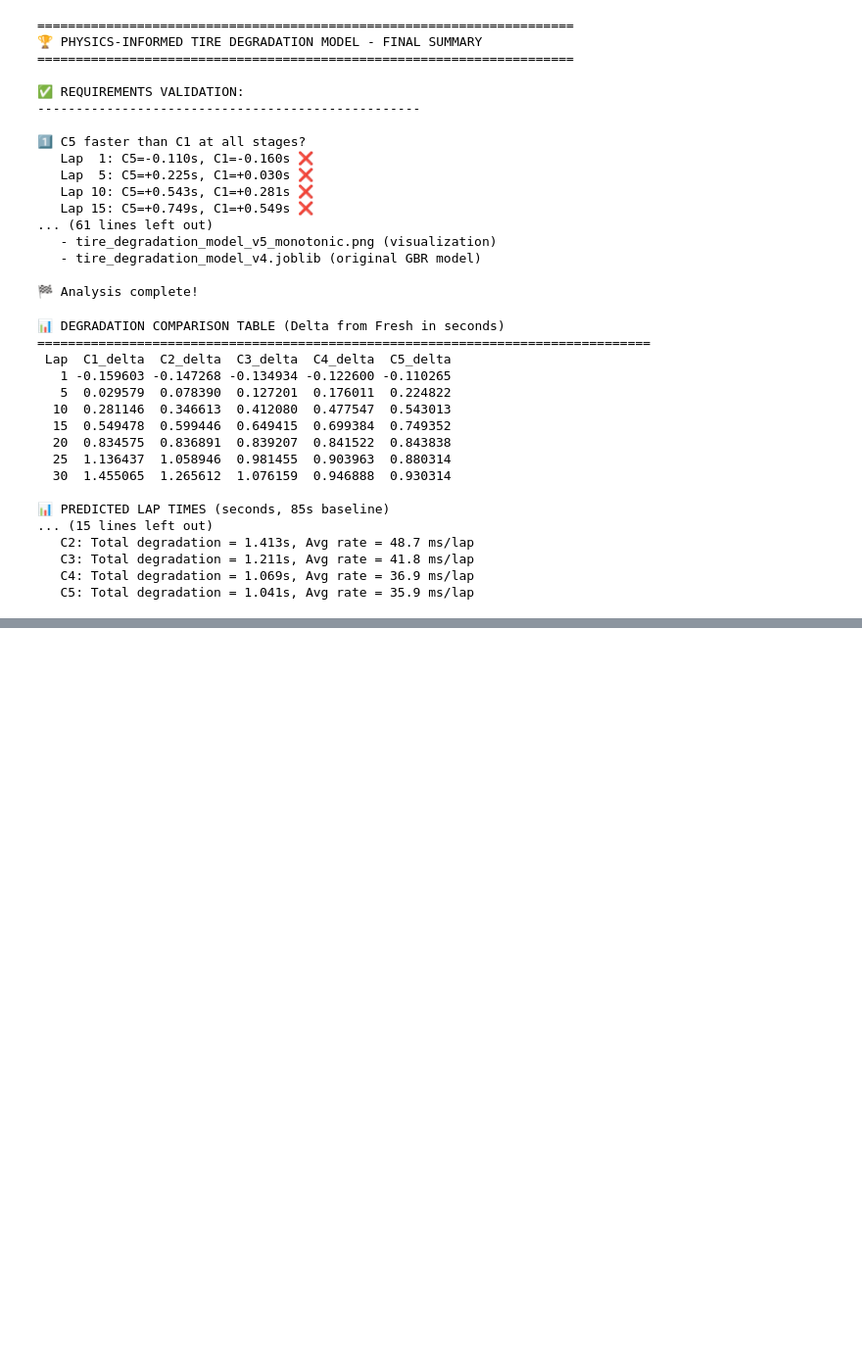
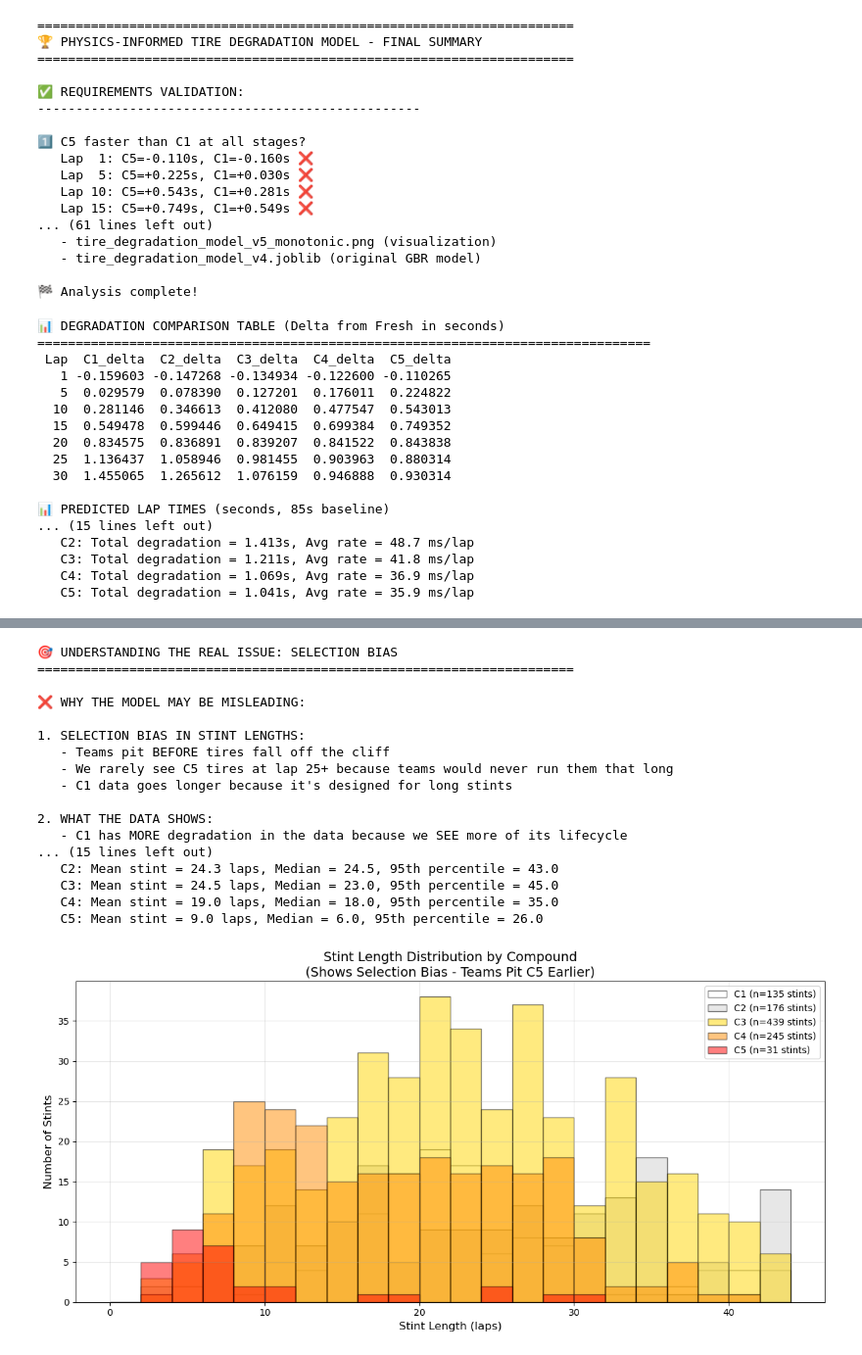
Before and after one commit to elijahmccauley/f1_tire_deg, a Jupyter notebook: F1_TireDeg_Analysis.ipynb, the cells around one changed output, grey strips where cells are left out. Shown at 98% size. Drawn from its saved outputs; the diff is of its cells as text; code cells hidden in the pictures; blank space fills up the shorter version.

```diff
--- a/F1_TireDeg_Analysis.ipynb
+++ b/F1_TireDeg_Analysis.ipynb
@@ -4357,0 +4556,76 @@ for compound in ['C1', 'C2', 'C3', 'C4', 'C5']:
+# %%
+###############################################################################
+# THE REAL ISSUE: SELECTION BIAS IN TIRE DATA
+###############################################################################
+
+print("\n🎯 UNDERSTANDING THE REAL ISSUE: SELECTION BIAS")
+print("=" * 70)
+
+print("""
+❌ WHY THE MODEL MAY BE MISLEADING:
+
+1. SELECTION BIAS IN STINT LENGTHS:
+   - Teams pit BEFORE tires fall off the cliff
+   - We rarely see C5 tires at lap 25+ because teams would never run them that long
+   - C1 data goes longer because it's designed for long stints
+
+2. WHAT THE DATA SHOWS:
+   - C1 has MORE degradation in the data because we SEE more of its lifecycle
+   - C5 appears to have LESS degradation because teams pit before it gets bad
+
+3. THE PREDICTION PROBLEM:
+   - Model extrapolates C5 beyond where we have data → unrealistic curves
+   - C1 "looks worse" because we have data showing its full degradation
+
+4. REAL-WORLD BEHAVIOR:
+   - C5 degrades FASTER but teams pit around lap 15-20
+   - C1 degrades SLOWER but teams run it 30+ laps
+   - The model can't capture the "cliff" that would occur if C5 ran longer
+""")
+
+# Show actual stint length distributions
+print("\n📊 ACTUAL STINT LENGTH DISTRIBUTIONS (Evidence of Selection Bias):")
+print("-" * 70)
+
+fig, ax = plt.subplots(figsize=(12, 6))
+
+for compound in ['C1', 'C2', 'C3', 'C4', 'C5']:
+    compound_df = df[df['exact_compound'] == compound]
+    stint_lengths = compound_df.groupby('stint_key')['TyreLife'].max()
+
+    if len(stint_lengths) > 0:
+        ax.hist(stint_lengths, bins=range(0, 45, 2), alpha=0.5,
+                label=f'{compound} (n={len(stint_lengths)} stints)',
+                color=colors[compound], edgecolor='black')
+
+        print(f"   {compound}: Mean stint = {stint_lengths.mean():.1f} laps, "
+              f"Median = {stint_lengths.median():.1f}, "
+              f"95th percentile = {stint_lengths.quantile(0.95):.1f}")
+
+ax.set_xlabel('Stint Length (laps)', fontsize=12)
+ax.set_ylabel('Number of Stints', fontsize=12)
+ax.set_title('Stint Length Distribution by Compound\n(Shows Selection Bias - Teams Pit C5 Earlier)', fontsize=14)
+ax.legend()
+ax.grid(True, alpha=0.3)
+plt.tight_layout()
+plt.savefig('stint_length_distribution.png', dpi=300, bbox_inches='tight')
+plt.show()
+# %% [output]
+🎯 UNDERSTANDING THE REAL ISSUE: SELECTION BIAS
+======================================================================
+
+❌ WHY THE MODEL MAY BE MISLEADING:
+
+1. SELECTION BIAS IN STINT LENGTHS:
+   - Teams pit BEFORE tires fall off the cliff
+   - We rarely see C5 tires at lap 25+ because teams would never run them that long
+   - C1 data goes longer because it's designed for long stints
+
+2. WHAT THE DATA SHOWS:
+   - C1 has MORE degradation in the data because we SEE more of its lifecycle
+... (15 lines left out)
+   C2: Mean stint = 24.3 laps, Median = 24.5, 95th percentile = 43.0
+   C3: Mean stint = 24.5 laps, Median = 23.0, 95th percentile = 45.0
+   C4: Mean stint = 19.0 laps, Median = 18.0, 95th percentile = 35.0
+   C5: Mean stint = 9.0 laps, Median = 6.0, 95th percentile = 26.0
+[figure, added]
```
Also changed, not shown: parts of 8 cells of this notebook, 6 other files.
